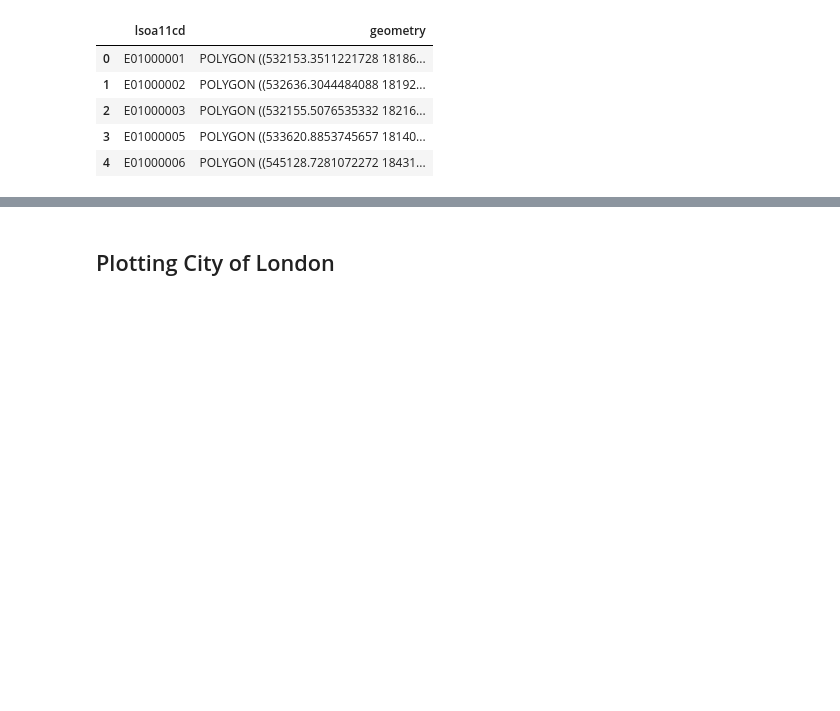
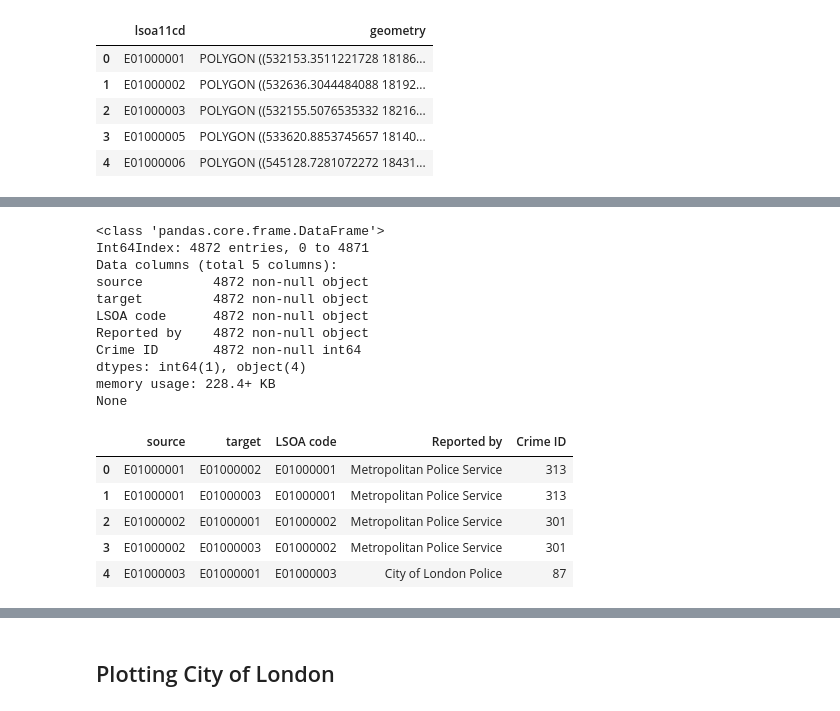
Before and after one commit to jaspajjr/open-data-lsoa, a Jupyter notebook: data-exploration.ipynb, the cells around one changed output, grey strips where cells are left out. Saved outputs shown, nothing was run; the diff lists cells and outputs as text; code cells hidden in the pictures; blank space fills up the shorter version.

```diff
--- a/data-exploration.ipynb
+++ b/data-exploration.ipynb
@@ -185,0 +235,30 @@ None
+# %%
+foo_df = pd.merge(
+        pd.DataFrame([(x[1][0], y[1][0]) for x, y in
+                         product(geo.iloc[0:1000].iterrows(), geo.iloc[0:1000].iterrows())
+                         if x[1][1].touches(y[1][1])], columns=['source', 'target']),
+             df.reset_index().groupby(['LSOA code']).agg({'Reported by': 'first',
+                                'Crime ID': 'size'}).reset_index(),
+             left_on='source', right_on='LSOA code')
+
+print(foo_df.info())
+
+foo_df.head()
+# %% [output]
+<class 'pandas.core.frame.DataFrame'>
+Int64Index: 4872 entries, 0 to 4871
+Data columns (total 5 columns):
+source         4872 non-null object
+target         4872 non-null object
+LSOA code      4872 non-null object
+Reported by    4872 non-null object
+Crime ID       4872 non-null int64
+dtypes: int64(1), object(4)
+memory usage: 228.4+ KB
+None
+|  | source | target | LSOA code | Reported by | Crime ID |
+| 0 | E01000001 | E01000002 | E01000001 | Metropolitan Police Service | 313 |
+| 1 | E01000001 | E01000003 | E01000001 | Metropolitan Police Service | 313 |
+| 2 | E01000002 | E01000001 | E01000002 | Metropolitan Police Service | 301 |
+| 3 | E01000002 | E01000003 | E01000002 | Metropolitan Police Service | 301 |
+| 4 | E01000003 | E01000001 | E01000003 | City of London Police | 87 |
```
Also changed, not shown: parts of 7 cells of this notebook, 1 other file.
